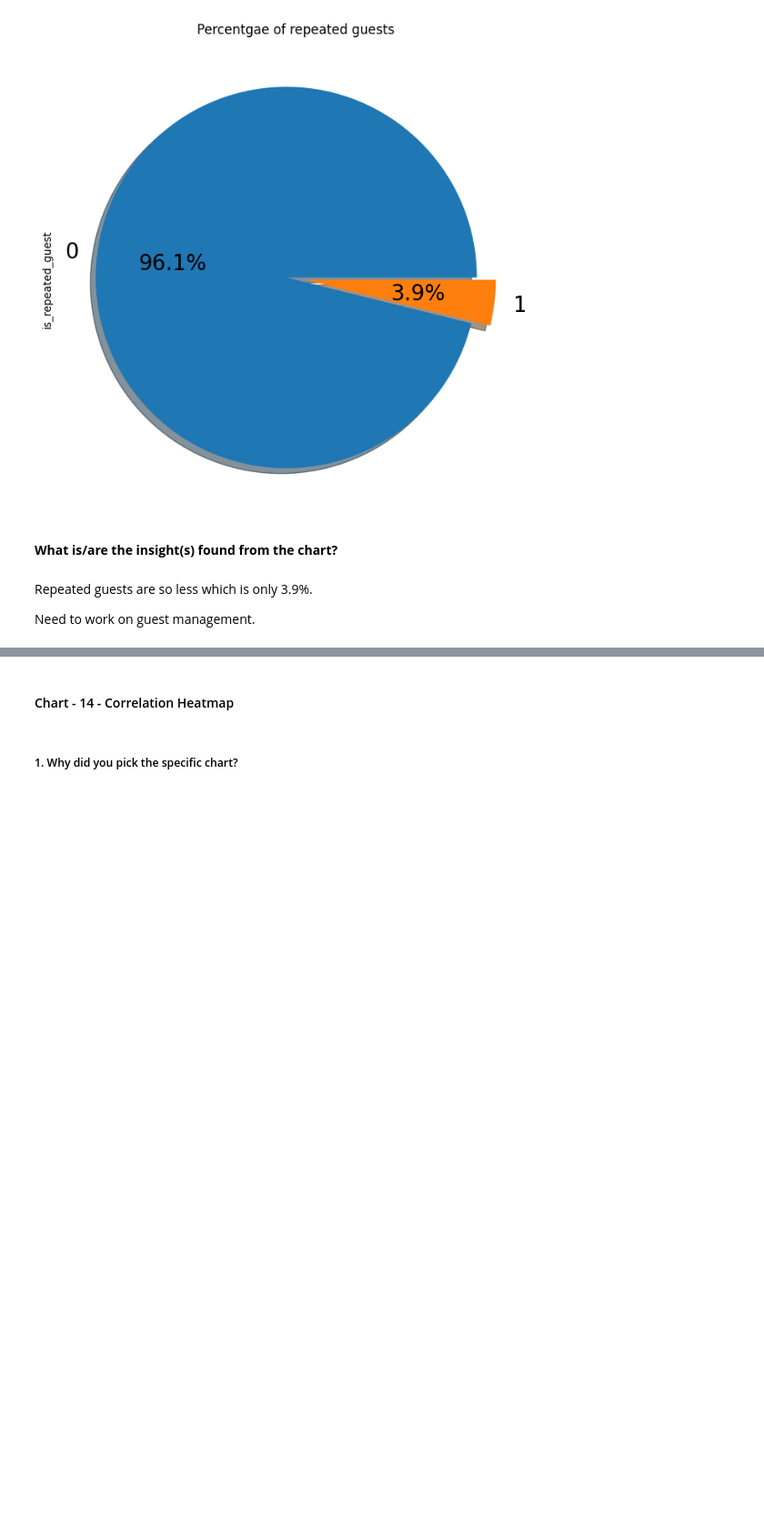
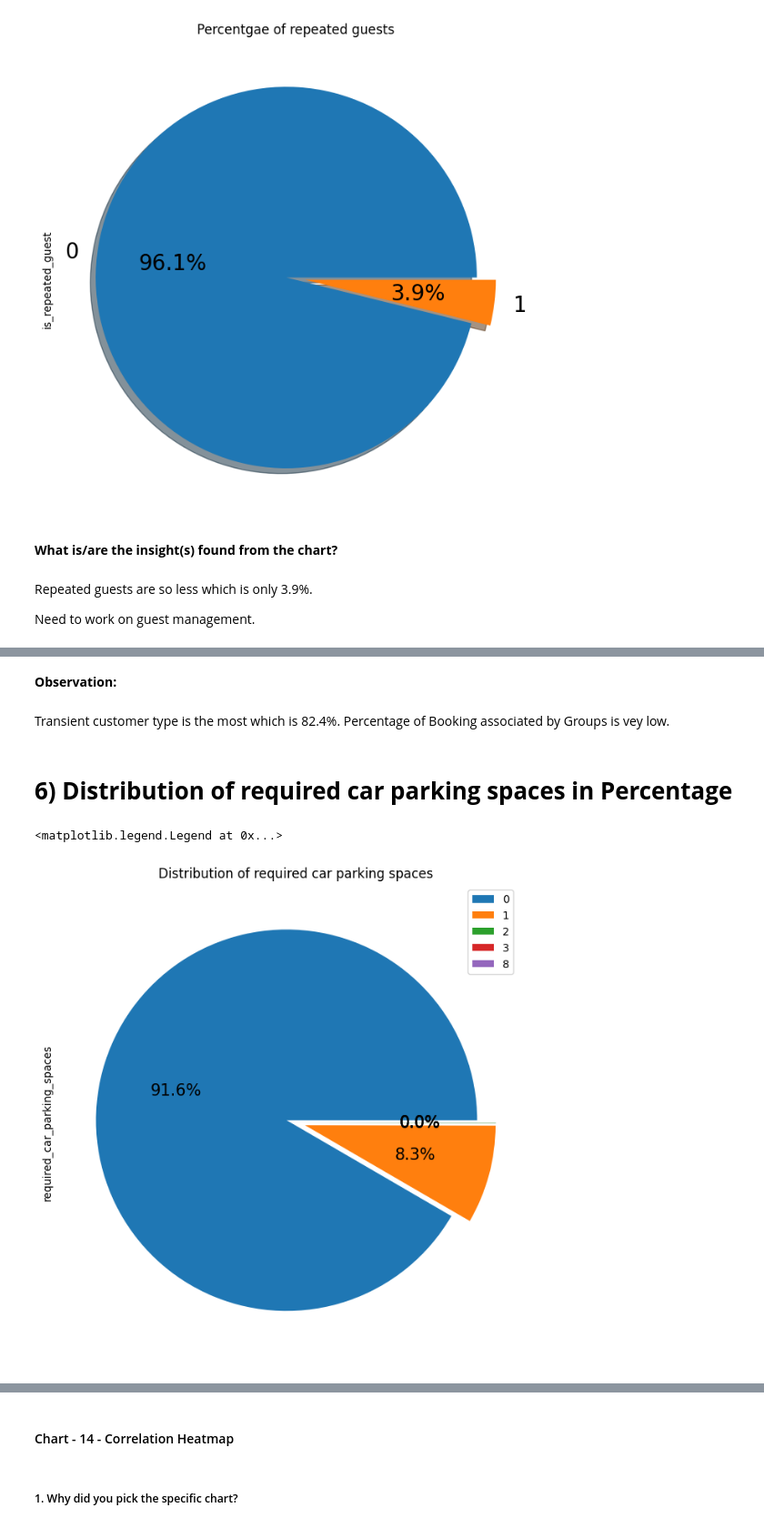
Before and after one commit to pranabrout/EDA-on-Hotel-Booking-Analysis, a Jupyter notebook: EDA_on_Hotel_Booking_Analysis_Capstone_Project_1.ipynb, the cells around one changed output, grey strips where cells are left out. Shown: that part at 91% size. Drawn from its saved outputs; the diff is of its cells as text; code cells hidden in the pictures; blank space fills up the shorter version.

```diff
--- a/EDA_on_Hotel_Booking_Analysis_Capstone_Project_1.ipynb
+++ b/EDA_on_Hotel_Booking_Analysis_Capstone_Project_1.ipynb
@@ -645,0 +523,16 @@ Answer Here
+# %% [markdown]
+**Observation:**
+# %% [markdown]
+Transient customer type is the most which is 82.4%. Percentage of Booking associated by Groups is vey low.
+# %% [markdown]
+# **6) Distribution of required car parking spaces in Percentage**
+# %%
+# Chart - 6 visualization code
+df1['required_car_parking_spaces'].value_counts().plot.pie(explode=[0.05]*5, autopct='%1.1f%%',shadow=False,figsize=(12,8),fontsize=15,labels=None)
+
+labels=df1['required_car_parking_spaces'].value_counts().index
+plt.title('Distribution of required car parking spaces')
+plt.legend(bbox_to_anchor=(0.85, 1), loc='upper left', labels=labels)
+# %% [output]
+<matplotlib.legend.Legend at 0x...>
+[figure, added]
```
Also changed, not shown: parts of 107 cells of this notebook.
